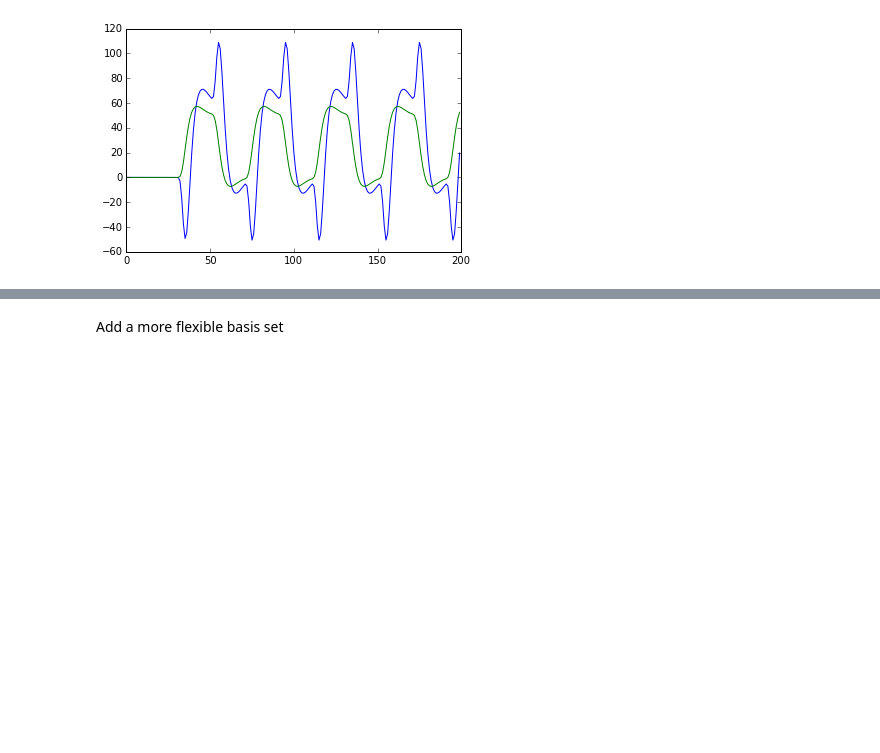
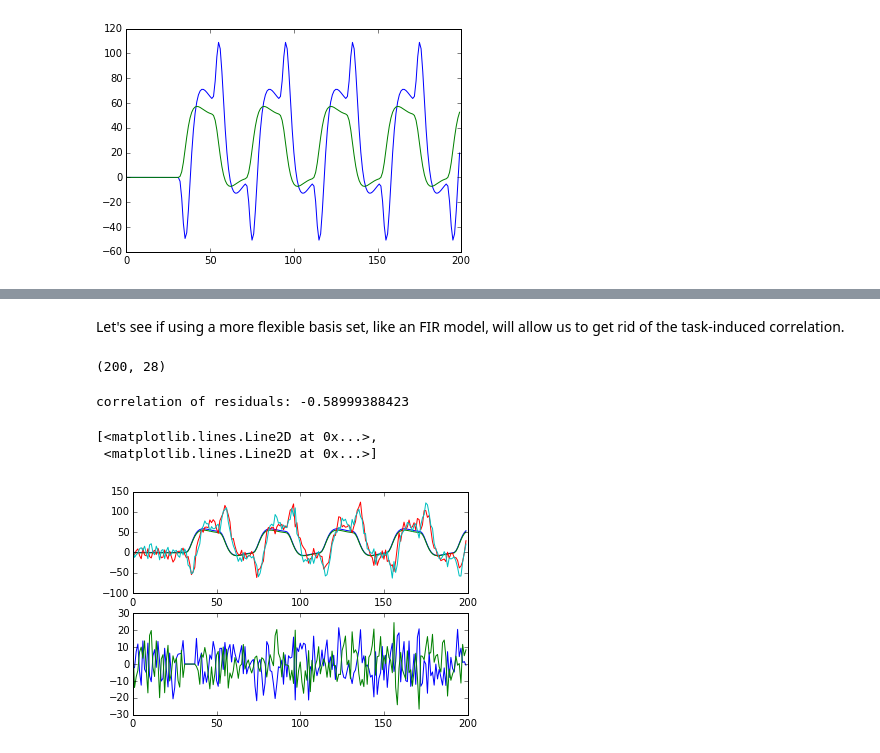
Before and after one commit to poldrack/fmri-analysis-vm, a Jupyter notebook: analysis/connectivity/ConnectivitySimulations.ipynb, the cells around one changed output, grey strips where cells are left out. Drawn from its saved outputs; the diff is of its cells as text; code cells hidden in the pictures; blank space fills up the shorter version.

```diff
--- a/analysis/connectivity/ConnectivitySimulations.ipynb
+++ b/analysis/connectivity/ConnectivitySimulations.ipynb
@@ -82,2 +82,24 @@ correlation of residuals: 0.877529602737
-# %% [markdown]
-Add a more flexible basis set
+# %% [markdown]
+Let's see if using a more flexible basis set, like an FIR model, will allow us to get rid of the task-induced correlation.
+# %%
+regressor_fir,_=compute_regressor(design,'fir',numpy.arange(0,len(design_ts)),fir_delays=range(28))
+# %%
+regressor_fir.shape
+# %% [output]
+(200, 28)
+# %%
+X_fir=numpy.vstack((regressor_fir.T,numpy.ones(data.shape[0]))).T
+beta_hat_fir=numpy.linalg.inv(X_fir.T.dot(X_fir)).dot(X_fir.T).dot(data_lagged)
+plt.subplot(211)
+y_est_fir=X_fir.dot(beta_hat_fir)
+plt.plot(y_est)
+plt.plot(data_lagged)
+resid=data_lagged - y_est_fir
+print 'correlation of residuals:',numpy.corrcoef(resid.T)[0,1]
+plt.subplot(212)
+plt.plot(resid)
+# %% [output]
+correlation of residuals: -0.58999388423
+[<matplotlib.lines.Line2D at 0x...>,
+ <matplotlib.lines.Line2D at 0x...>]
+[figure, added]
```
Also changed, not shown: parts of 4 cells of this notebook.
